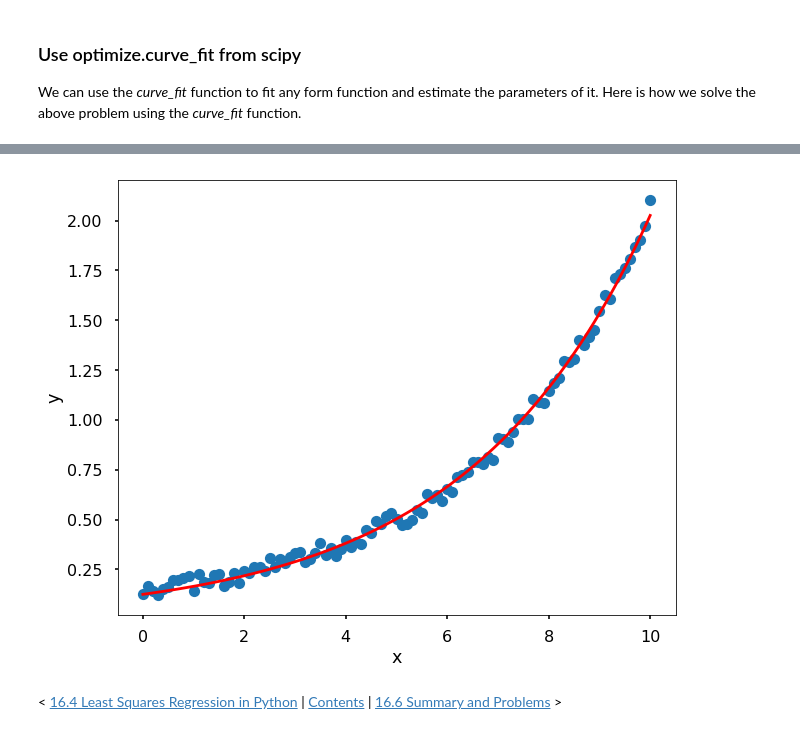
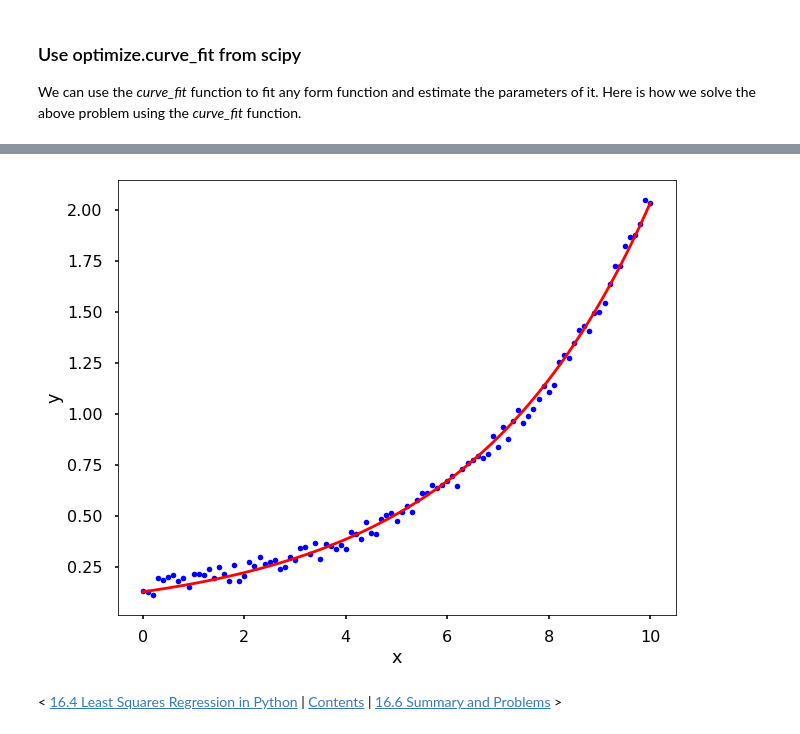
Before and after one commit to qingkaikong/E7-Textbook, a Jupyter notebook: notebooks/chapter16.05-Least-Square-Regression-for-Nonlinear-Functions.ipynb, the cells around one changed output, grey strips where cells are left out. Saved outputs shown, nothing was run; the diff lists cells and outputs as text; code cells hidden in the pictures.

```diff
--- a/notebooks/chapter16.05-Least-Square-Regression-for-Nonlinear-Functions.ipynb
+++ b/notebooks/chapter16.05-Least-Square-Regression-for-Nonlinear-Functions.ipynb
@@ -75,13 +75,13 @@ alpha=0.1253601833294894, beta=0.2782330179897619
 # %%
 # Let's have a look of the data
 plt.figure(figsize = (10,8))
-plt.plot(x, y, 'o')
+plt.plot(x, y, 'b.')
 plt.plot(x, alpha*np.exp(beta*x), 'r')
 plt.xlabel('x')
 plt.ylabel('y')
 plt.show()
 # %% [output]
-[figure, old version]
+[figure, new version]
 # %% [markdown]
 <!--NAVIGATION-->
 < [16.4 Least Squares Regression in Python](chapter16.04-Least-Squares-Regression-in-Python.ipynb)   | [Contents](Index.ipynb) | [16.6 Summary and Problems](chapter16.06-Summary-and-Problems.ipynb)    >
```
Also changed, not shown: parts of 4 cells of this notebook, 4 other files.
